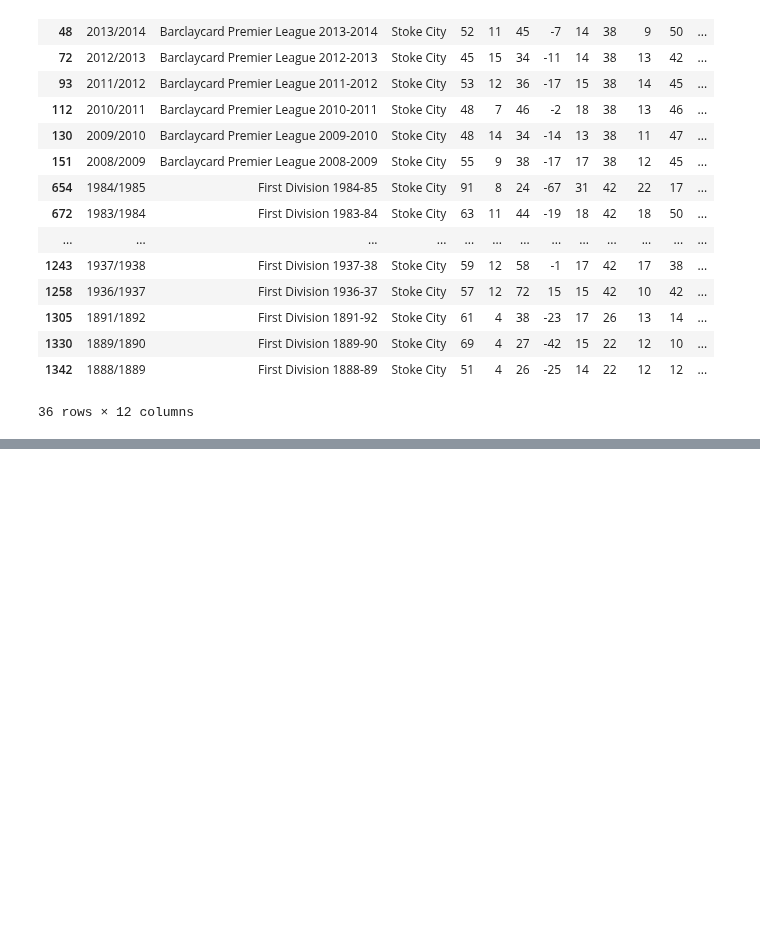
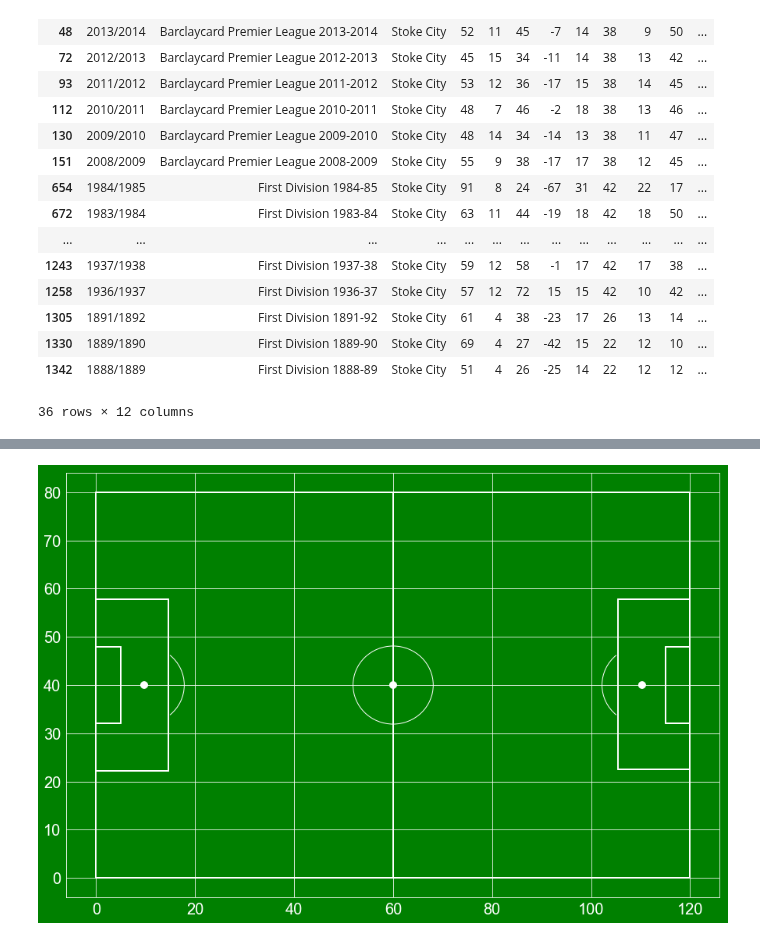
Before and after one commit to myfriendscallmeJ/a4, a Jupyter notebook: Project 4.ipynb, the cells around one changed output, grey strips where cells are left out. Cells and saved outputs as stored; diff of their text form; code cells hidden in the pictures; blank space fills up the shorter version.

```diff
--- a/Project 4.ipynb
+++ b/Project 4.ipynb
@@ -702,0 +724,11 @@ page.find_all('tr',{'class':'tableDark','data-filtered-table-row-opta':'t43'})
+# %%
+#plt.style.use('dark_background')
+plt.rcParams['axes.facecolor'] = 'g'
+fig=plt.figure()
+fig.set_size_inches(15,10 )
+fig.set_facecolor("g")
+ax=fig.add_subplot(1,1,1)
+draw_pitch(ax)
+plt.show()
+# %% [output]
+[figure, added]
```
Also changed, not shown: parts of 18 cells of this notebook, 1 other file.
